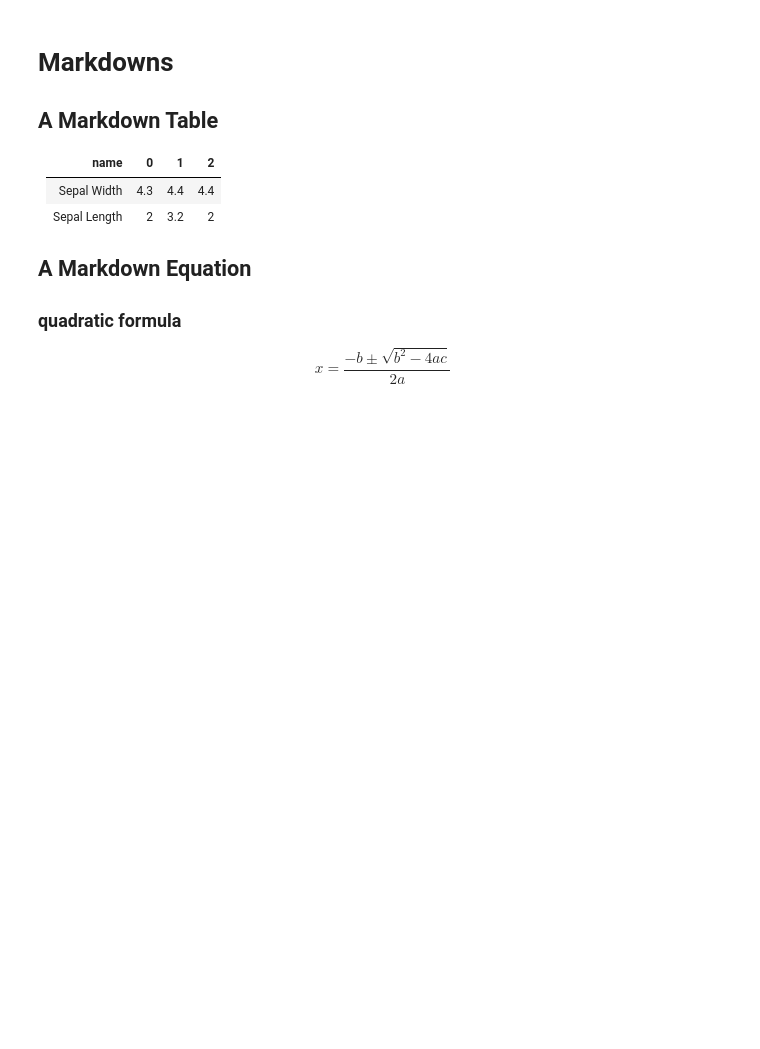
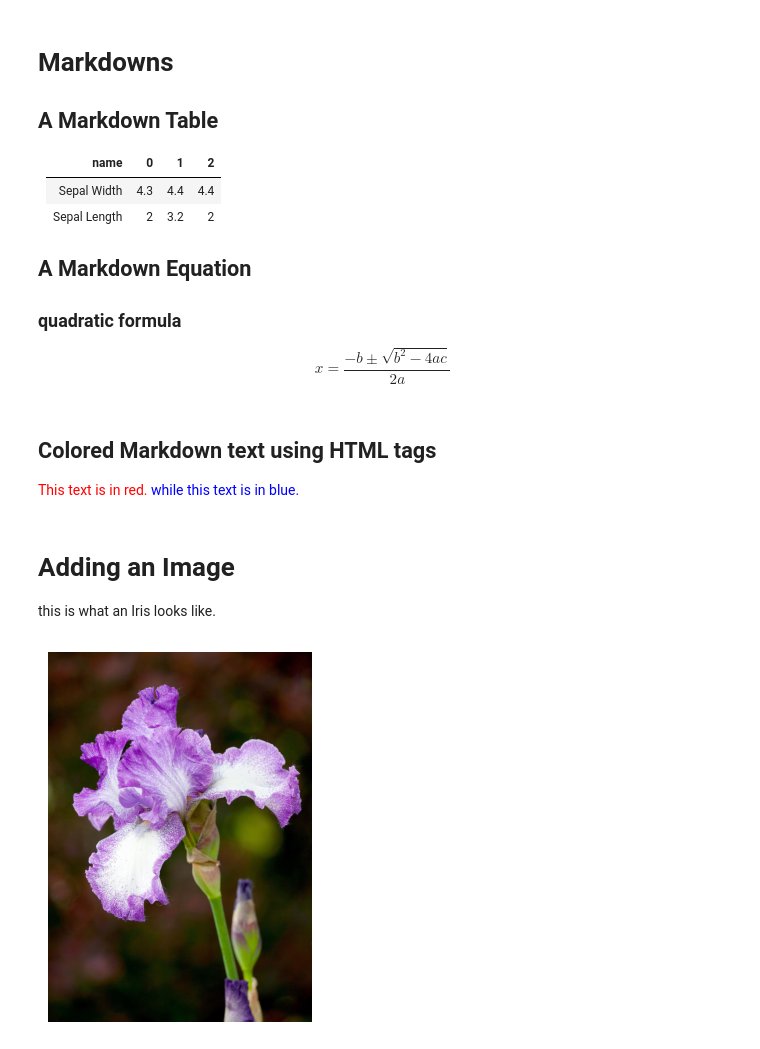
Before and after one commit to maelam-t431/mini-project-html, a Jupyter notebook: notebooks/index.ipynb, the cells around one changed output. Saved outputs shown, nothing was run; the diff lists cells and outputs as text; code cells hidden in the pictures; blank space fills up the shorter version.

Commit message:
added colored Markdown text and the image

```diff
--- a/notebooks/index.ipynb
+++ b/notebooks/index.ipynb
@@ -69,3 +69,17 @@ plt.show()
 ### quadratic formula
 
 $$x = \frac{-b \pm \sqrt{b^2 - 4ac}}{2a}$$
+# %% [markdown]
+## Colored Markdown text using HTML tags
+<span style="color: red">This text is in red.</span> <span style="color: blue">while this text is in blue.</span>
+# %% [markdown]
+# Adding an Image
+this is what an Iris looks like.
+# %%
+img = Image.open('../images/iris.jpg')
+fig = plt.imshow(img)
+plt.axis('off')
+fig.axes.get_xaxis().set_visible(False)
+fig.axes.get_yaxis().set_visible(False)
+# %% [output]
+[figure, added]
```
Also changed, not shown: 1 other file.
